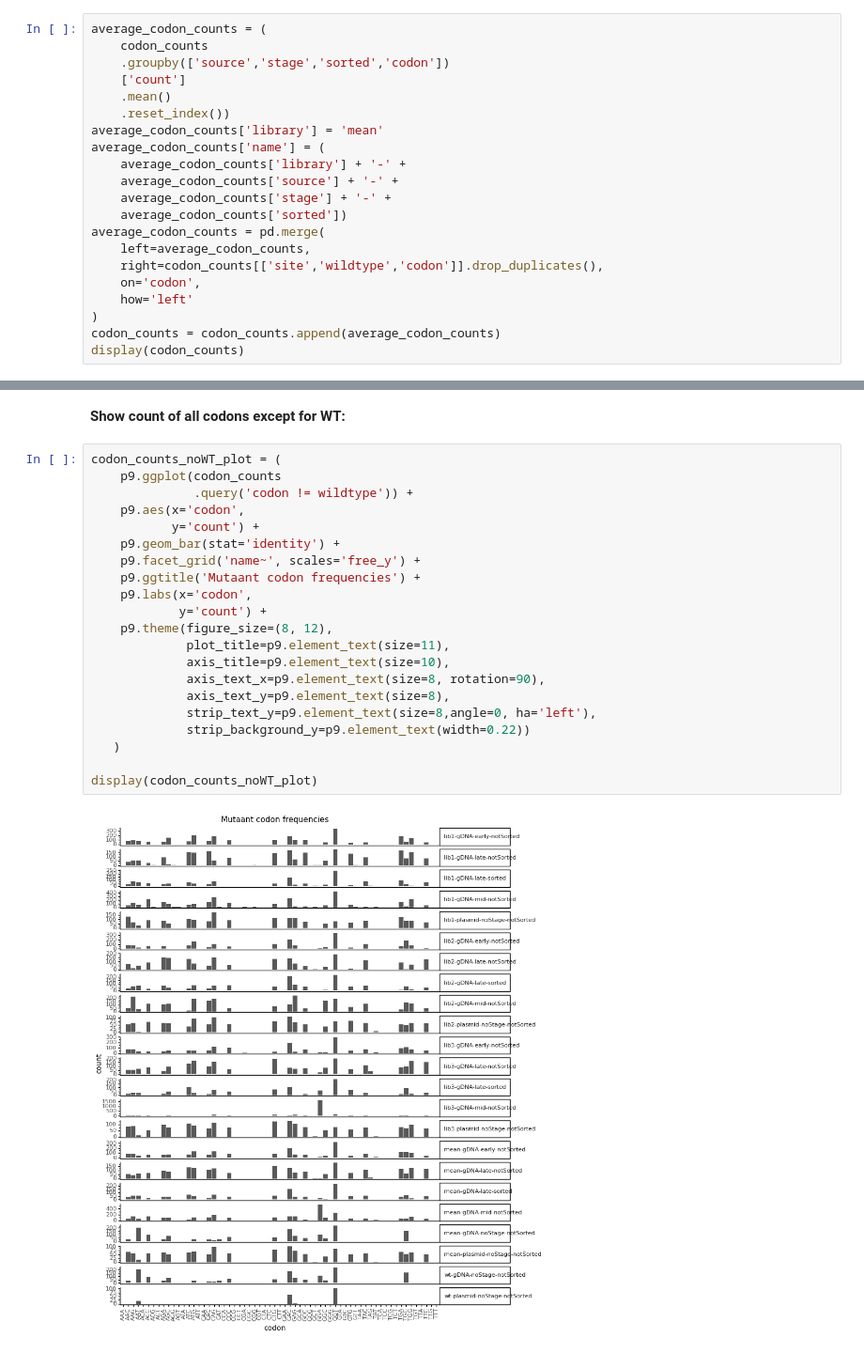
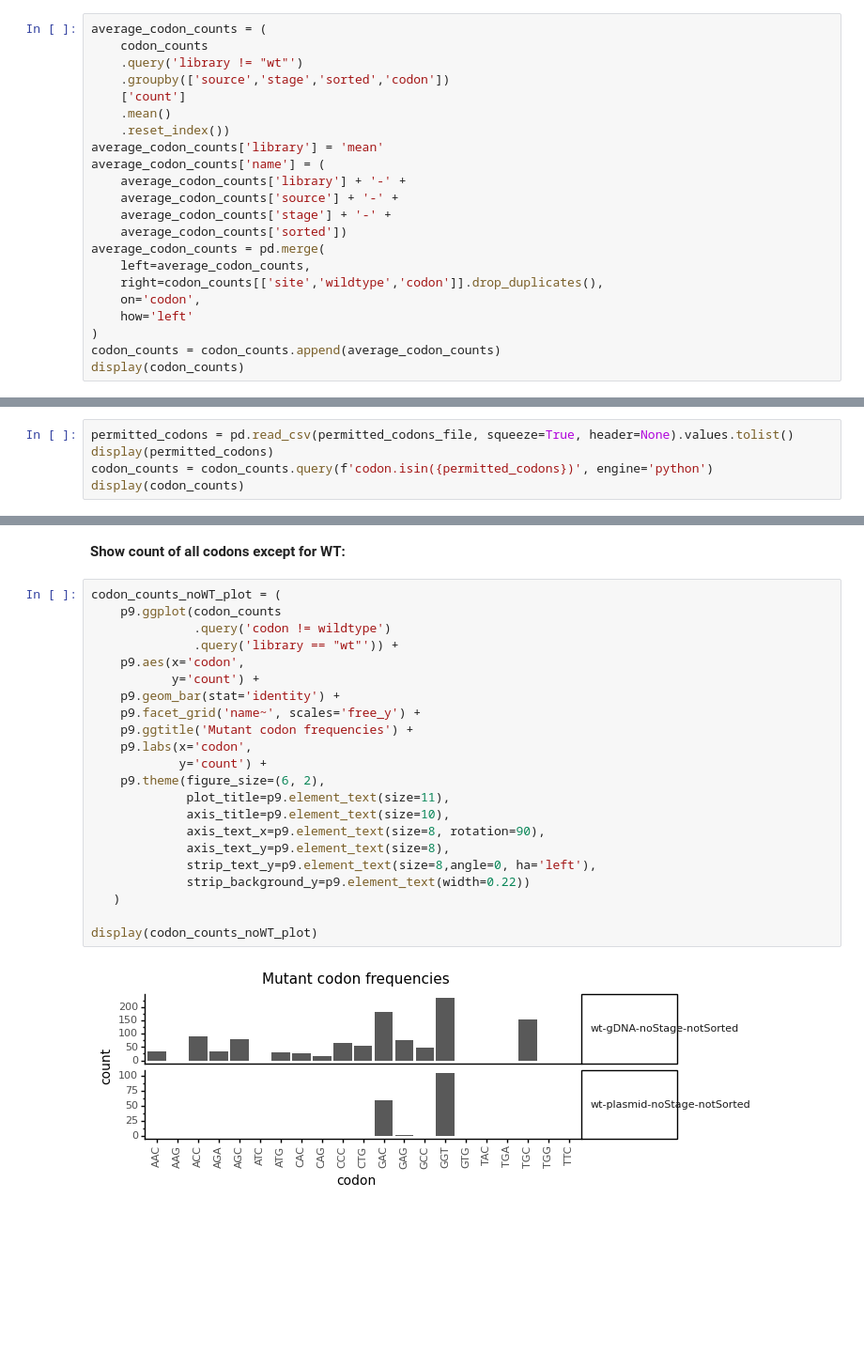
Before and after one commit to dbacsik/ns5_small_mutagenesis, a Jupyter notebook: site_734/extract_site_734_counts.py.ipynb, the cells around one changed output, grey strips where cells are left out. Shown at 94% size. Drawn from its saved outputs; the diff is of its cells as text; blank space fills up the shorter version.

Commit message:
Fixed library average calculation.

```diff
--- a/site_734/extract_site_734_counts.py.ipynb
+++ b/site_734/extract_site_734_counts.py.ipynb
@@ -161,6 +202,7 @@ display(codon_counts)
 # %%
 average_codon_counts = (
     codon_counts
+    .query('library != "wt"')
     .groupby(['source','stage','sorted','codon'])
     ['count']
     .mean()
@@ -195,0 +240,5 @@ display(codon_counts)
+# %%
+permitted_codons = pd.read_csv(permitted_codons_file, squeeze=True, header=None).values.tolist()
+display(permitted_codons)
+codon_counts = codon_counts.query(f'codon.isin({permitted_codons})', engine='python')
+display(codon_counts)
@@ -278,23 +358,24 @@ Interpretation: These samples have very low mutation rates.
 # %%
 codon_counts_noWT_plot = (
     p9.ggplot(codon_counts
-              .query('codon != wildtype')) +
+              .query('codon != wildtype')
+              .query('library == "wt"')) +
     p9.aes(x='codon',
            y='count') +
     p9.geom_bar(stat='identity') +
     p9.facet_grid('name~', scales='free_y') +
-    p9.ggtitle('Mutaant codon frequencies') +
+    p9.ggtitle('Mutant codon frequencies') +
     p9.labs(x='codon',
             y='count') +
-    p9.theme(figure_size=(8, 12),
+    p9.theme(figure_size=(6, 2),
              plot_title=p9.element_text(size=11),
              axis_title=p9.element_text(size=10),
              axis_text_x=p9.element_text(size=8, rotation=90),
              axis_text_y=p9.element_text(size=8),
              strip_text_y=p9.element_text(size=8,angle=0, ha='left'),
              strip_background_y=p9.element_text(width=0.22))
    )
 
 display(codon_counts_noWT_plot)
 # %% [output]
-[figure, old version]
+[figure, new version]
```
Also changed, not shown: parts of 20 cells of this notebook.
